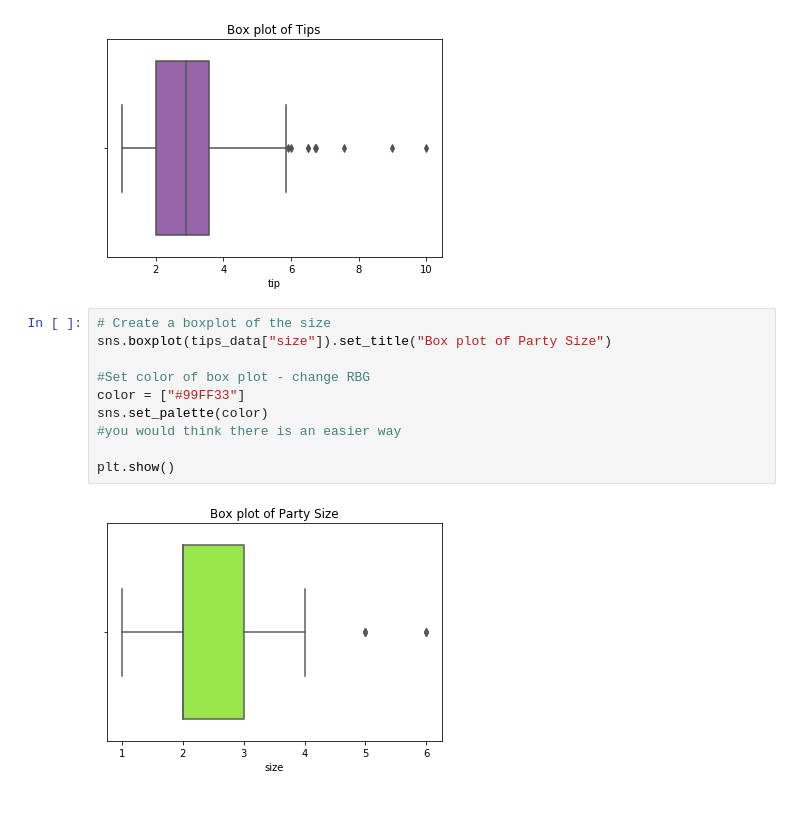
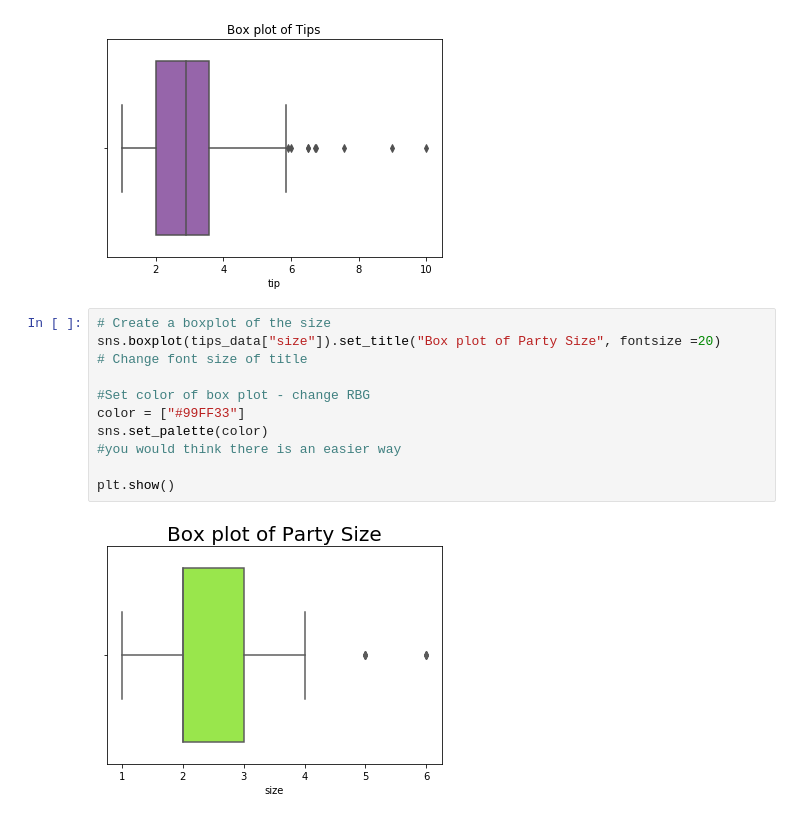
Before and after one commit to dougwatola/python, a Jupyter notebook: stats/Visualizing-data-python.ipynb, the cells around one changed output. Cells and saved outputs as stored; diff of their text form.

```diff
--- a/stats/Visualizing-data-python.ipynb
+++ b/stats/Visualizing-data-python.ipynb
@@ -74,13 +74,14 @@ plt.show()
 [figure]
 # %%
 # Create a boxplot of the size
-sns.boxplot(tips_data["size"]).set_title("Box plot of Party Size")
+sns.boxplot(tips_data["size"]).set_title("Box plot of Party Size", fontsize =20)
+# Change font size of title
 
 #Set color of box plot - change RBG
 color = ["#99FF33"]
 sns.set_palette(color)
 #you would think there is an easier way
 
 plt.show()
 # %% [output]
-[figure, old version]
+[figure, new version]
```
Also changed, not shown: 1 other file.
